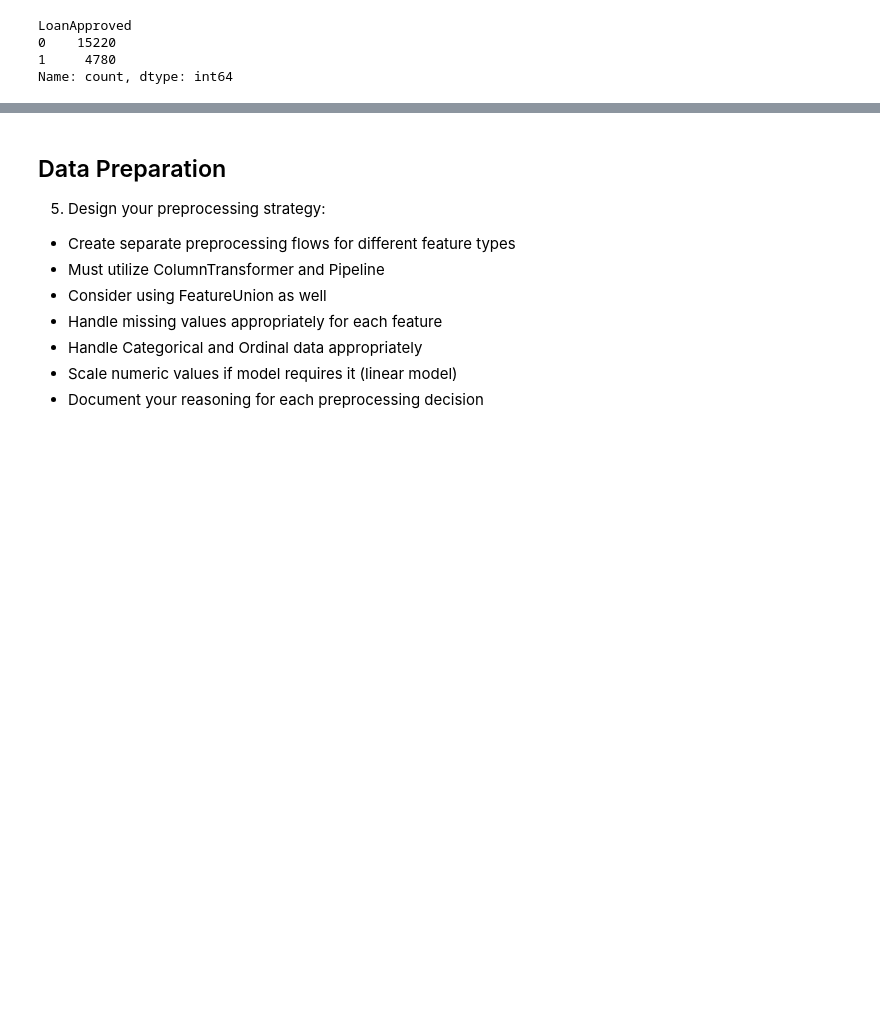
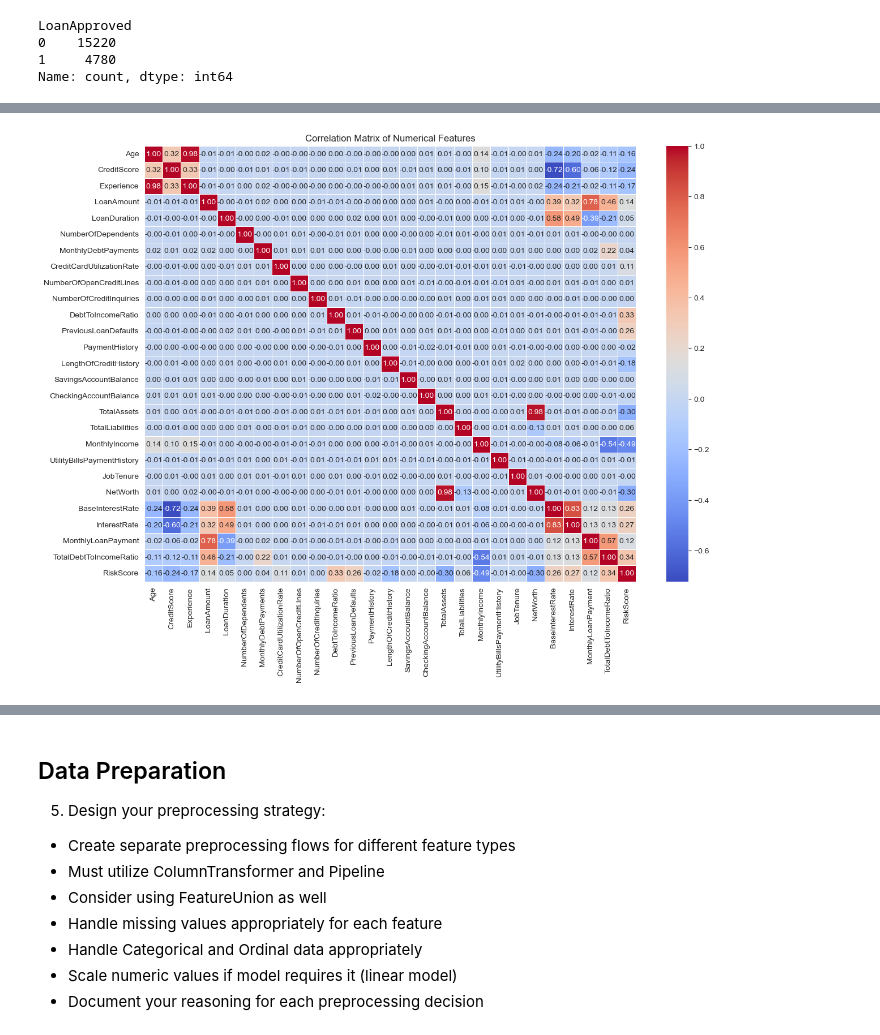
Before and after one commit to nyagayamonica/ML_LoanApproval, a Jupyter notebook: financial_loan_risk.ipynb, the cells around one changed output, grey strips where cells are left out. Drawn from its saved outputs; the diff is of its cells as text; code cells hidden in the pictures; blank space fills up the shorter version.

```diff
--- a/financial_loan_risk.ipynb
+++ b/financial_loan_risk.ipynb
@@ -343,0 +408,5 @@ Name: count, dtype: int64
+# %%
+# Correlation Matrix for Numerical Features
+corr_matrix = X[numeric_features].corr()
+
+corr_matrix
@@ -343,0 +431,17 @@ Name: count, dtype: int64
+# %%
+# Heatmap for correlation matrix of numerical features
+plt.figure(figsize=(14,10))
+
+sns.heatmap(
+    corr_matrix,
+    annot=True,
+    fmt=".2f",
+    cmap="coolwarm",
+    linewidths=0.5
+)
+
+plt.title("Correlation Matrix of Numerical Features")
+
+plt.show()
+# %% [output]
+[figure, added]
```
Also changed, not shown: parts of 26 cells of this notebook.
